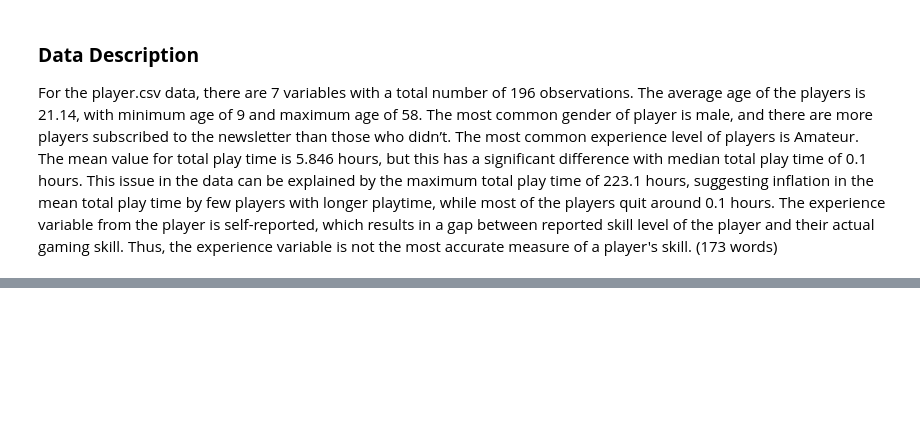
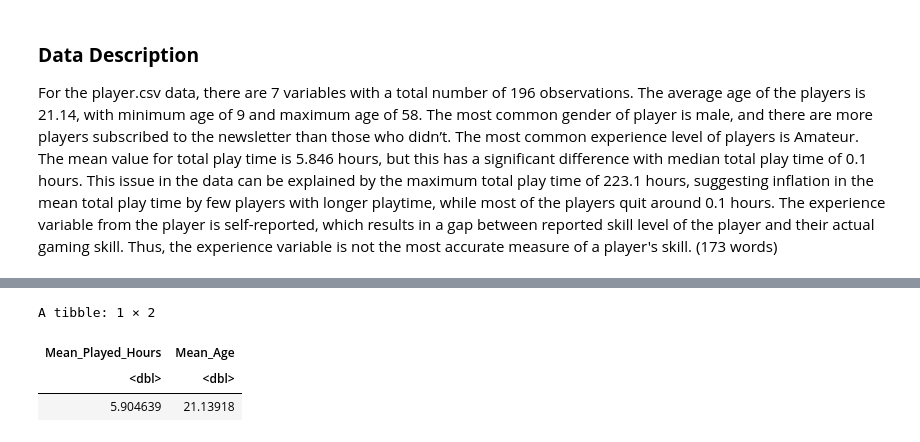
Before and after one commit to pcypd7-ai/DSCI-100-Individual, a Jupyter notebook: dsci-100-project-individual.ipynb, the cells around one changed output, grey strips where cells are left out. Cells and saved outputs as stored; diff of their text form; code cells hidden in the pictures; blank space fills up the shorter version.

```diff
--- a/dsci-100-project-individual.ipynb
+++ b/dsci-100-project-individual.ipynb
@@ -172,0 +188,13 @@ For the player.csv data, there are 7 variables with a total number of 196 observ
+# %%
+mean_hours_players <- players_tidy |>
+    summarize(Mean_Played_Hours = mean(played_hours))
+mean_age_players <- players_tidy |>
+    summarize(Mean_Age = mean(Age))
+mean_players <- mean_hours_players |>
+    bind_cols(mean_age_players)
+mean_players
+# %% [output]
+A tibble: 1 × 2
+| Mean_Played_Hours | Mean_Age |
+| <dbl> | <dbl> |
+| 5.904639 | 21.13918 |
```
Also changed, not shown: parts of 4 cells of this notebook.
